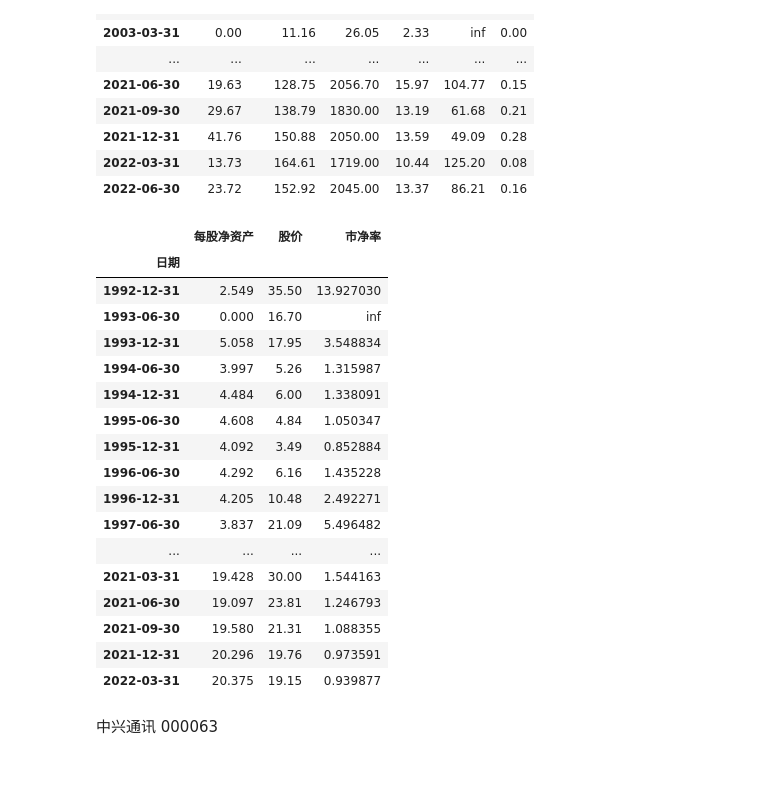
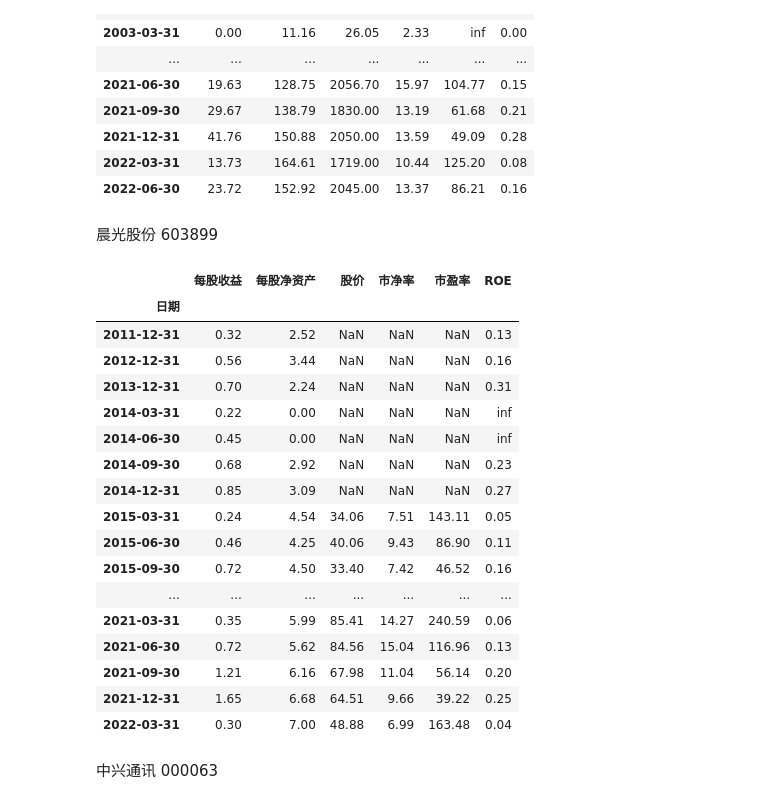
Before and after one commit to songjian/economic-data-tools, a Jupyter notebook: 盛京剑客《从净资产角度思考股票投资》.ipynb, the cells around one changed output. Drawn from its saved outputs; the diff is of its cells as text; code cells hidden in the pictures; blank space fills up the shorter version.

```diff
--- a/盛京剑客《从净资产角度思考股票投资》.ipynb
+++ b/盛京剑客《从净资产角度思考股票投资》.ipynb
@@ -247,27 +247,29 @@ basic_info('600519')
 | 2021-12-31 | 41.76 | 150.88 | 2050.00 | 13.59 | 49.09 | 0.28 |
 | 2022-03-31 | 13.73 | 164.61 | 1719.00 | 10.44 | 125.20 | 0.08 |
 | 2022-06-30 | 23.72 | 152.92 | 2045.00 | 13.37 | 86.21 | 0.16 |
+# %% [markdown]
+晨光股份 603899
 # %%
-mgjzc('000002')
+basic_info('603899')
 # %% [output]
-|  | 每股净资产 | 股价 | 市净率 |
-| 日期 |  |  |  |
-| 1992-12-31 | 2.549 | 35.50 | 13.927030 |
-| 1993-06-30 | 0.000 | 16.70 | inf |
-| 1993-12-31 | 5.058 | 17.95 | 3.548834 |
-| 1994-06-30 | 3.997 | 5.26 | 1.315987 |
-| 1994-12-31 | 4.484 | 6.00 | 1.338091 |
-| 1995-06-30 | 4.608 | 4.84 | 1.050347 |
-| 1995-12-31 | 4.092 | 3.49 | 0.852884 |
-| 1996-06-30 | 4.292 | 6.16 | 1.435228 |
-| 1996-12-31 | 4.205 | 10.48 | 2.492271 |
-| 1997-06-30 | 3.837 | 21.09 | 5.496482 |
-| ... | ... | ... | ... |
-| 2021-03-31 | 19.428 | 30.00 | 1.544163 |
-| 2021-06-30 | 19.097 | 23.81 | 1.246793 |
-| 2021-09-30 | 19.580 | 21.31 | 1.088355 |
-| 2021-12-31 | 20.296 | 19.76 | 0.973591 |
-| 2022-03-31 | 20.375 | 19.15 | 0.939877 |
+|  | 每股收益 | 每股净资产 | 股价 | 市净率 | 市盈率 | ROE |
+| 日期 |  |  |  |  |  |  |
+| 2011-12-31 | 0.32 | 2.52 | NaN | NaN | NaN | 0.13 |
+| 2012-12-31 | 0.56 | 3.44 | NaN | NaN | NaN | 0.16 |
+| 2013-12-31 | 0.70 | 2.24 | NaN | NaN | NaN | 0.31 |
+| 2014-03-31 | 0.22 | 0.00 | NaN | NaN | NaN | inf |
+| 2014-06-30 | 0.45 | 0.00 | NaN | NaN | NaN | inf |
+| 2014-09-30 | 0.68 | 2.92 | NaN | NaN | NaN | 0.23 |
+| 2014-12-31 | 0.85 | 3.09 | NaN | NaN | NaN | 0.27 |
+| 2015-03-31 | 0.24 | 4.54 | 34.06 | 7.51 | 143.11 | 0.05 |
+| 2015-06-30 | 0.46 | 4.25 | 40.06 | 9.43 | 86.90 | 0.11 |
+| 2015-09-30 | 0.72 | 4.50 | 33.40 | 7.42 | 46.52 | 0.16 |
+| ... | ... | ... | ... | ... | ... | ... |
+| 2021-03-31 | 0.35 | 5.99 | 85.41 | 14.27 | 240.59 | 0.06 |
+| 2021-06-30 | 0.72 | 5.62 | 84.56 | 15.04 | 116.96 | 0.13 |
+| 2021-09-30 | 1.21 | 6.16 | 67.98 | 11.04 | 56.14 | 0.20 |
+| 2021-12-31 | 1.65 | 6.68 | 64.51 | 9.66 | 39.22 | 0.25 |
+| 2022-03-31 | 0.30 | 7.00 | 48.88 | 6.99 | 163.48 | 0.04 |
 # %% [markdown]
 中兴通讯 000063
 # %%
```
Also changed, not shown: parts of 4 cells of this notebook.
